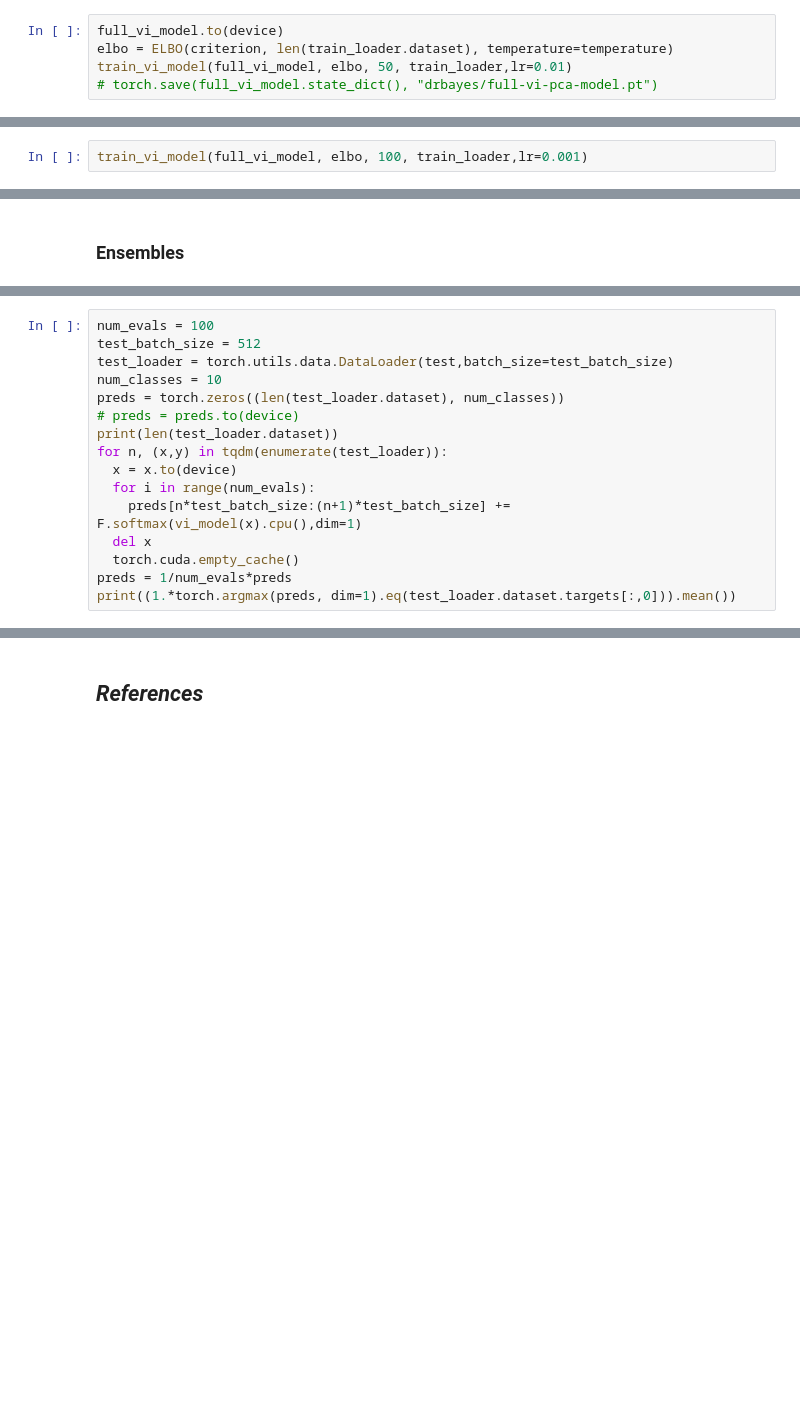
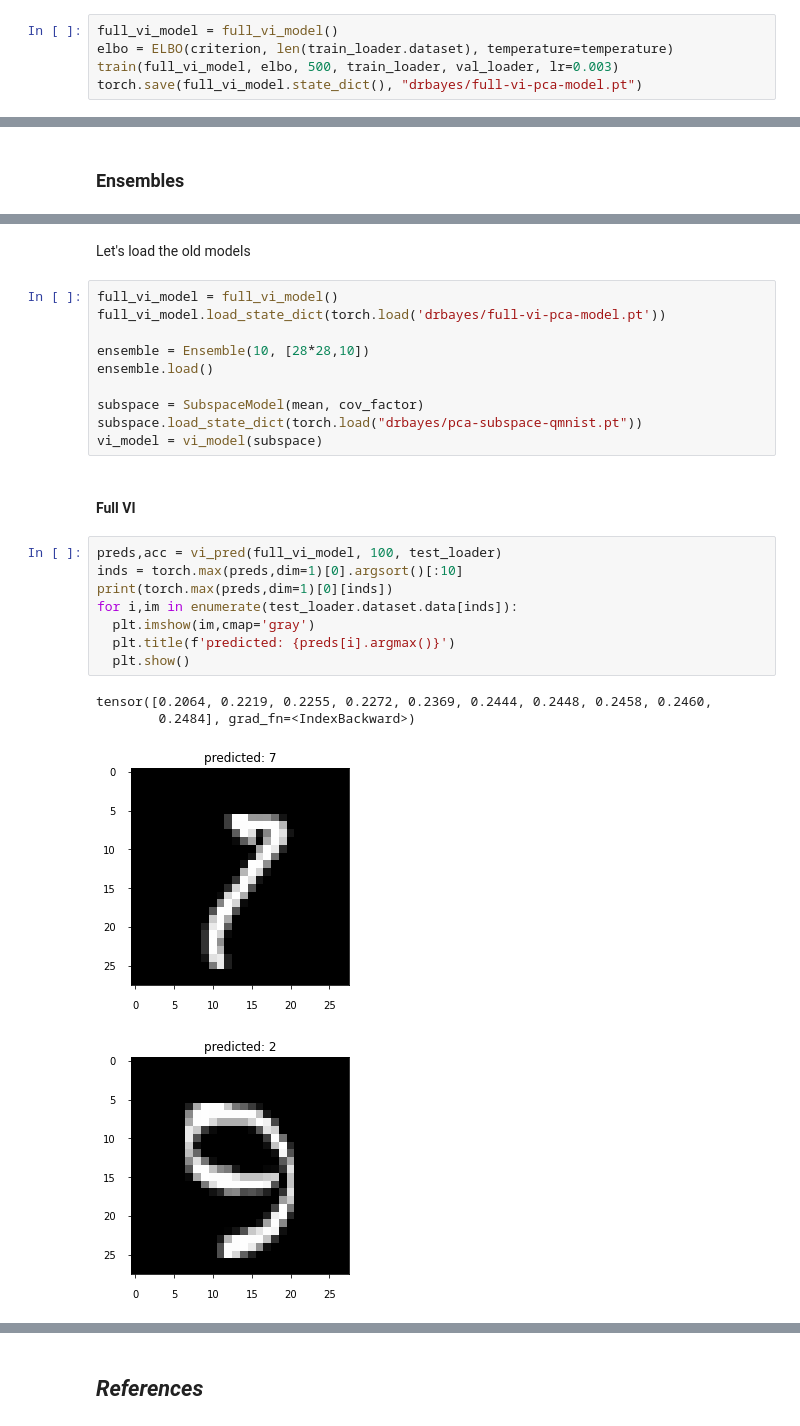
Before and after one commit to ymohamedahmed/drbayes, a Jupyter notebook: SIBDL_demo_group_13.ipynb, the cells around one changed output, grey strips where cells are left out. Cells and saved outputs as stored; diff of their text form; blank space fills up the shorter version.

```diff
--- a/SIBDL_demo_group_13.ipynb
+++ b/SIBDL_demo_group_13.ipynb
@@ -209,8 +205,8 @@ full_vi_model = VIModel(
 # %% [output]
 7850
 # %%
-full_vi_model.to(device)
+full_vi_model = full_vi_model()
 elbo = ELBO(criterion, len(train_loader.dataset), temperature=temperature)
-train_vi_model(full_vi_model, elbo, 50, train_loader,lr=0.01)
-# torch.save(full_vi_model.state_dict(), "drbayes/full-vi-pca-model.pt")
+train(full_vi_model, elbo, 500, train_loader, val_loader, lr=0.003)
+torch.save(full_vi_model.state_dict(), "drbayes/full-vi-pca-model.pt")
 # %% [output]
@@ -234,2 +232,0 @@ Epoch: 48, loss: 0.0006550956812997659
-# %%
-train_vi_model(full_vi_model, elbo, 100, train_loader,lr=0.001)
@@ -359,16 +333,0 @@ Epoch: 20, loss: 0.00021843708236701787
-# %%
-num_evals = 100
-test_batch_size = 512
-test_loader = torch.utils.data.DataLoader(test,batch_size=test_batch_size)
-num_classes = 10
-preds = torch.zeros((len(test_loader.dataset), num_classes))
-# preds = preds.to(device)
-print(len(test_loader.dataset))
-for n, (x,y) in tqdm(enumerate(test_loader)):
-  x = x.to(device)
-  for i in range(num_evals):
-    preds[n*test_batch_size:(n+1)*test_batch_size] += F.softmax(vi_model(x).cpu(),dim=1)
-  del x
-  torch.cuda.empty_cache()
-preds = 1/num_evals*preds
-print((1.*torch.argmax(preds, dim=1).eq(test_loader.dataset.targets[:,0])).mean())
@@ -376,0 +336,27 @@ print((1.*torch.argmax(preds, dim=1).eq(test_loader.dataset.targets[:,0])).mean(
+# %% [markdown]
+Let's load the old models
+# %%
+full_vi_model = full_vi_model()
+full_vi_model.load_state_dict(torch.load('drbayes/full-vi-pca-model.pt'))
+
+ensemble = Ensemble(10, [28*28,10])
+ensemble.load()
+
+subspace = SubspaceModel(mean, cov_factor)
+subspace.load_state_dict(torch.load("drbayes/pca-subspace-qmnist.pt"))
+vi_model = vi_model(subspace)
+# %% [markdown]
+#### Full VI
+# %%
+preds,acc = vi_pred(full_vi_model, 100, test_loader)
+inds = torch.max(preds,dim=1)[0].argsort()[:10]
+print(torch.max(preds,dim=1)[0][inds])
+for i,im in enumerate(test_loader.dataset.data[inds]):
+  plt.imshow(im,cmap='gray')
+  plt.title(f'predicted: {preds[i].argmax()}')
+  plt.show()
+# %% [output]
+tensor([0.2064, 0.2219, 0.2255, 0.2272, 0.2369, 0.2444, 0.2448, 0.2458, 0.2460,
+        0.2484], grad_fn=<IndexBackward>)
+[figure, added]
+[figure, added]
```
Also changed, not shown: parts of 29 cells of this notebook.
